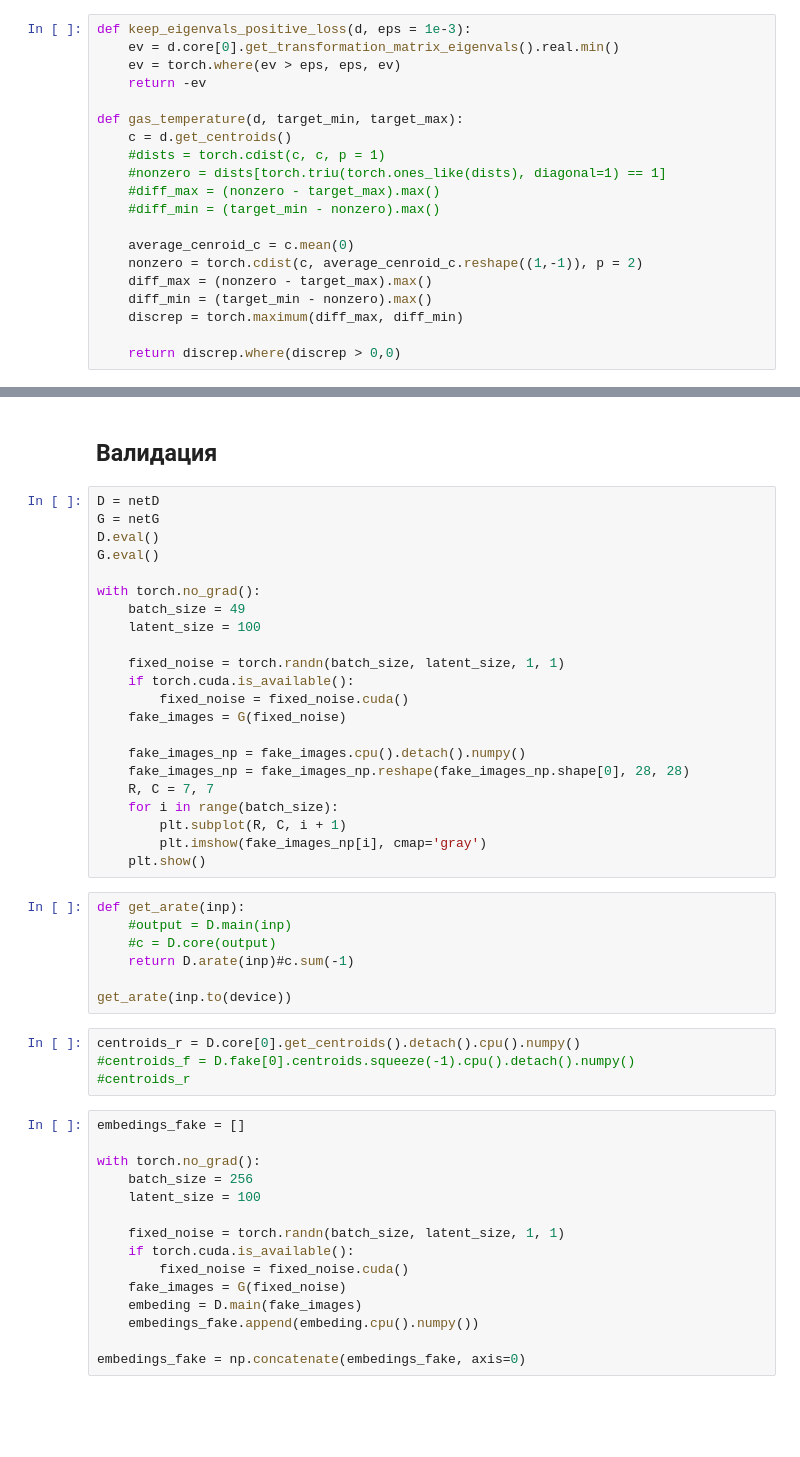
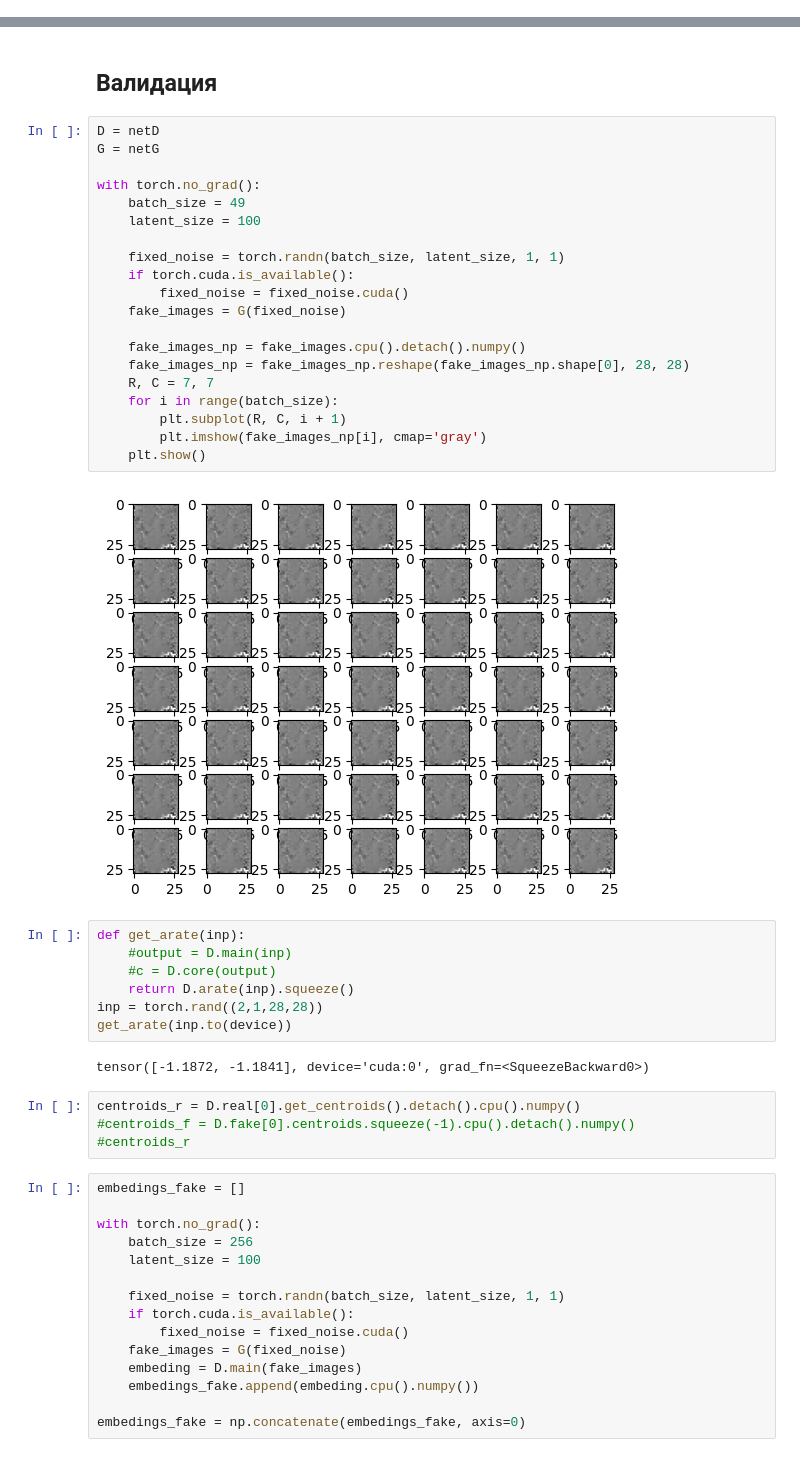
Before and after one commit to kenoma/pytorch-fuzzy, a Jupyter notebook: experiments_anomaly_detection_3.ipynb, the cells around one changed output, grey strips where cells are left out. Drawn from its saved outputs; the diff is of its cells as text; blank space fills up the shorter version.

```diff
--- a/experiments_anomaly_detection_3.ipynb
+++ b/experiments_anomaly_detection_3.ipynb
@@ -253,23 +230,3 @@ optimizerD = torch.optim.Adam(netD.parameters(), lr=0.00005, betas=(0.9, 0.999))
 optimizerG = torch.optim.Adam(netG.parameters(), lr=0.00005, betas=(0.9, 0.999))
 
 fixed_noise = torch.randn(64, nz, 1, 1, device=device)
-# %%
-def keep_eigenvals_positive_loss(d, eps = 1e-3):
-    ev = d.core[0].get_transformation_matrix_eigenvals().real.min()
-    ev = torch.where(ev > eps, eps, ev)
-    return -ev
-
-def gas_temperature(d, target_min, target_max):
-    c = d.get_centroids()
-    #dists = torch.cdist(c, c, p = 1)
-    #nonzero = dists[torch.triu(torch.ones_like(dists), diagonal=1) == 1]
-    #diff_max = (nonzero - target_max).max()
-    #diff_min = (target_min - nonzero).max()
-
-    average_cenroid_c = c.mean(0)
-    nonzero = torch.cdist(c, average_cenroid_c.reshape((1,-1)), p = 2)
-    diff_max = (nonzero - target_max).max()
-    diff_min = (target_min - nonzero).max()
-    discrep = torch.maximum(diff_max, diff_min)
-
-    return discrep.where(discrep > 0,0)
@@ -454,34 +528,36 @@ netD.core[0].get_transformation_matrix()
 # %%
 D = netD
 G = netG
-D.eval()
-G.eval()
 
 with torch.no_grad():
     batch_size = 49
     latent_size = 100
 
     fixed_noise = torch.randn(batch_size, latent_size, 1, 1)
     if torch.cuda.is_available():
         fixed_noise = fixed_noise.cuda()
     fake_images = G(fixed_noise)
 
     fake_images_np = fake_images.cpu().detach().numpy()
     fake_images_np = fake_images_np.reshape(fake_images_np.shape[0], 28, 28)
     R, C = 7, 7
     for i in range(batch_size):
         plt.subplot(R, C, i + 1)
         plt.imshow(fake_images_np[i], cmap='gray')
     plt.show()
+# %% [output]
+[figure, added]
 # %%
 def get_arate(inp):
     #output = D.main(inp)
     #c = D.core(output)
-    return D.arate(inp)#c.sum(-1)
-
+    return D.arate(inp).squeeze()
+inp = torch.rand((2,1,28,28))
 get_arate(inp.to(device))
+# %% [output]
+tensor([-1.1872, -1.1841], device='cuda:0', grad_fn=<SqueezeBackward0>)
 # %%
-centroids_r = D.core[0].get_centroids().detach().cpu().numpy()
+centroids_r = D.real[0].get_centroids().detach().cpu().numpy()
 #centroids_f = D.fake[0].centroids.squeeze(-1).cpu().detach().numpy()
 #centroids_r
 # %%
```
Also changed, not shown: parts of 16 cells of this notebook, 38 other files.
